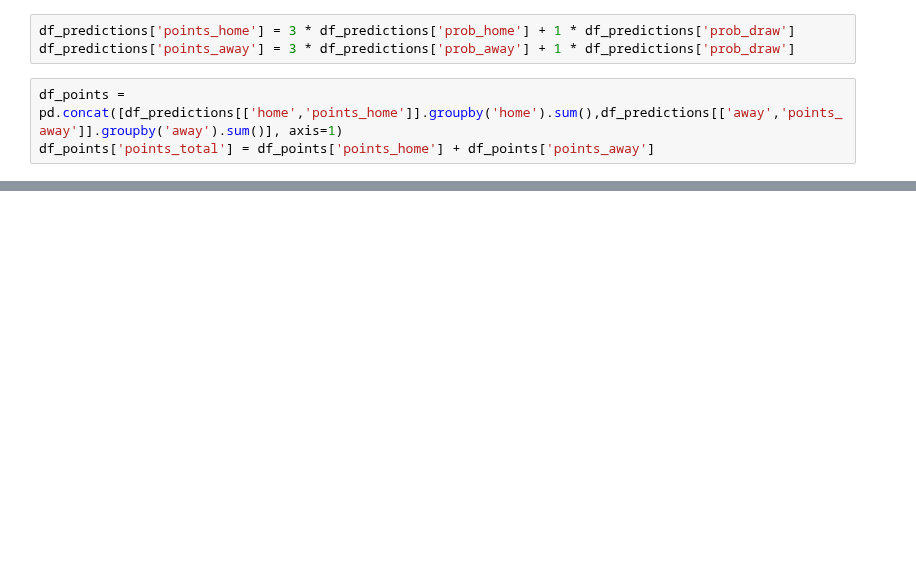
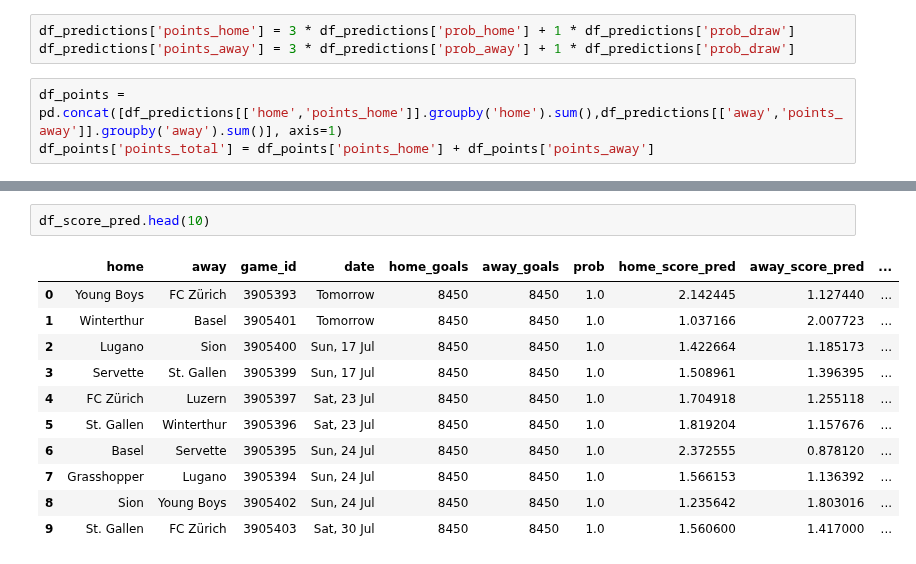
Before and after one commit to TK5-Tim/ds-projects, a Jupyter notebook: rsl/season_pred_22_23.ipynb, the cells around one changed output, grey strips where cells are left out. Cells and saved outputs as stored; diff of their text form; blank space fills up the shorter version.

```diff
--- a/rsl/season_pred_22_23.ipynb
+++ b/rsl/season_pred_22_23.ipynb
@@ -338,0 +370,14 @@ df_points.sort_values(by='points_total', ascending=False)
+# %%
+df_score_pred.head(10)
+# %% [output]
+|  | home | away | game_id | date | home_goals | away_goals | prob | home_score_pred | away_score_pred | ... |
+| 0 | Young Boys | FC Zürich | 3905393 | Tomorrow | 8450 | 8450 | 1.0 | 2.142445 | 1.127440 | ... |
+| 1 | Winterthur | Basel | 3905401 | Tomorrow | 8450 | 8450 | 1.0 | 1.037166 | 2.007723 | ... |
+| 2 | Lugano | Sion | 3905400 | Sun, 17 Jul | 8450 | 8450 | 1.0 | 1.422664 | 1.185173 | ... |
+| 3 | Servette | St. Gallen | 3905399 | Sun, 17 Jul | 8450 | 8450 | 1.0 | 1.508961 | 1.396395 | ... |
+| 4 | FC Zürich | Luzern | 3905397 | Sat, 23 Jul | 8450 | 8450 | 1.0 | 1.704918 | 1.255118 | ... |
+| 5 | St. Gallen | Winterthur | 3905396 | Sat, 23 Jul | 8450 | 8450 | 1.0 | 1.819204 | 1.157676 | ... |
+| 6 | Basel | Servette | 3905395 | Sun, 24 Jul | 8450 | 8450 | 1.0 | 2.372555 | 0.878120 | ... |
+| 7 | Grasshopper | Lugano | 3905394 | Sun, 24 Jul | 8450 | 8450 | 1.0 | 1.566153 | 1.136392 | ... |
+| 8 | Sion | Young Boys | 3905402 | Sun, 24 Jul | 8450 | 8450 | 1.0 | 1.235642 | 1.803016 | ... |
+| 9 | St. Gallen | FC Zürich | 3905403 | Sat, 30 Jul | 8450 | 8450 | 1.0 | 1.560600 | 1.417000 | ... |
```
Also changed, not shown: parts of 11 cells of this notebook.
